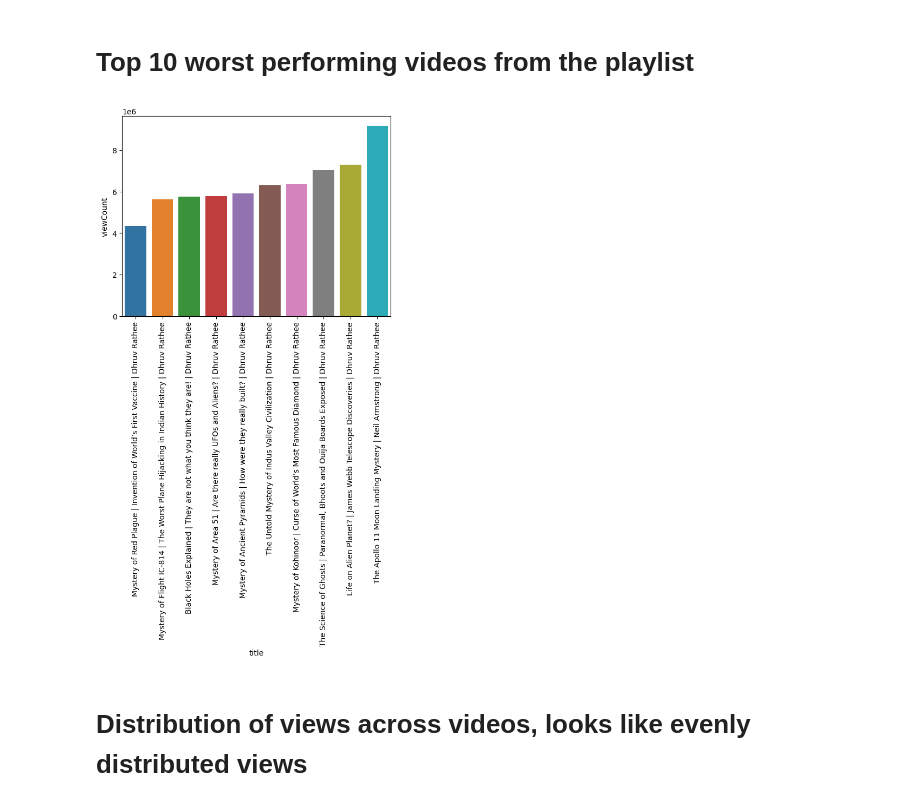
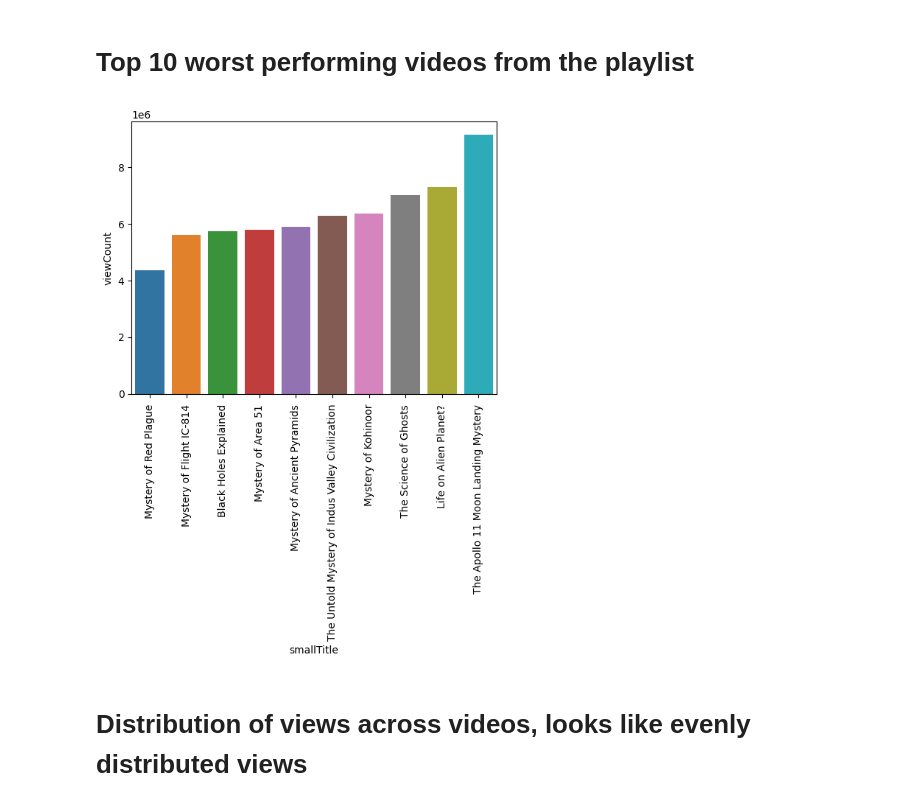
Before and after one commit to Vishal-rkavk/youtube_channel_dhruvrathee_analysis, a Jupyter notebook: analysing_dhruverathee_channel.ipynb, the cells around one changed output. Cells and saved outputs as stored; diff of their text form; code cells hidden in the pictures.

```diff
--- a/analysing_dhruverathee_channel.ipynb
+++ b/analysing_dhruverathee_channel.ipynb
@@ -186,8 +184,8 @@ df['title'][0].split('')
 # %% [markdown]
 # Top 10 best performing videos from playlist
 # %%
-df['smallTitle'] = df['title'].apply(lambda x:
+df['smallTitle'] = df['title'].apply(lambda x: x.split('|',1)[0])
 
-ax=sns.barplot(x= 'title',y='viewCount',data=df[:10].sort_values('viewCount',ascending=False))
+ax=sns.barplot(x= 'smallTitle',y='viewCount',data=df[:10].sort_values('viewCount',ascending=False))
 plot = ax.set_xticklabels(ax.get_xticklabels(),rotation=90)
 # %% [output]
@@ -197,10 +195,10 @@ plot = ax.set_xticklabels(ax.get_xticklabels(),rotation=90)
 # %%
 
 
-ax=sns.barplot(x= 'title',y='viewCount',data=df[:10].sort_values('viewCount',ascending=True))
+ax=sns.barplot(x= 'smallTitle',y='viewCount',data=df[:10].sort_values('viewCount',ascending=True))
 plot = ax.set_xticklabels(ax.get_xticklabels(),rotation=90)
 # %% [output]
-[figure, old version]
+[figure, new version]
 # %% [markdown]
 # Distribution of views across videos, looks like evenly distributed views
 # %%
```
Also changed, not shown: parts of 2 cells of this notebook.
